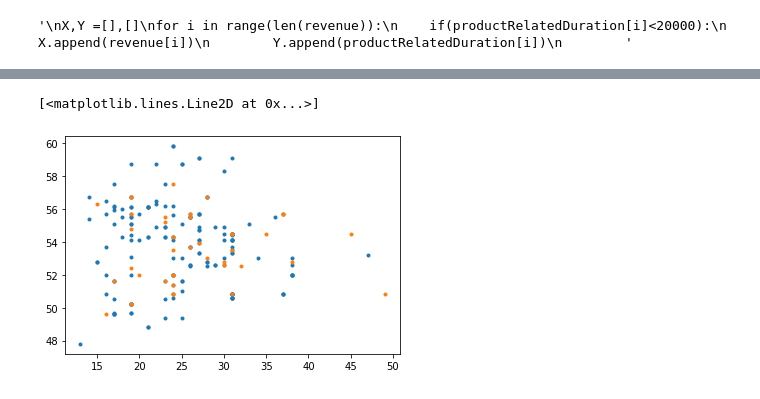
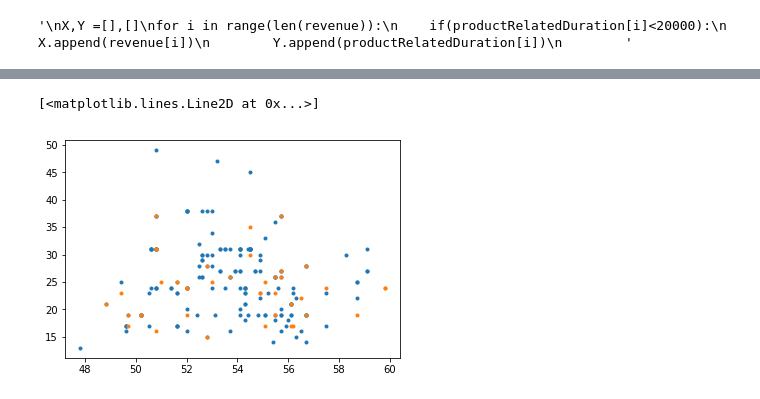
Before and after one commit to Dagaril/COGS109_FinalAssignment, a Jupyter notebook: Code.ipynb, the cells around one changed output, grey strips where cells are left out. Drawn from its saved outputs; the diff is of its cells as text; code cells hidden in the pictures.

```diff
--- a/Code.ipynb
+++ b/Code.ipynb
@@ -91,12 +117,12 @@ curbWeight = data['12']
 
 cMPG1_train, cMPG1_test, cw_train, cw_test = train_test_split(cityMPG, curbWeight, test_size = .2)
 # %%
-X1 = cMPG1_train
-Y1 = cw_train
+X1 = cw_train
+Y1 = cMPG1_train
 
 #initial data plot
 plt.plot(X1, Y1, '.')
-plt.plot(cMPG1_test, cw_test, '.')
+plt.plot(cw_test, cMPG1_test, '.')
 # %% [output]
 [<matplotlib.lines.Line2D at 0x...>]
-[figure, old version]
+[figure, new version]
```
Also changed, not shown: parts of 25 cells of this notebook, 1 other file.
